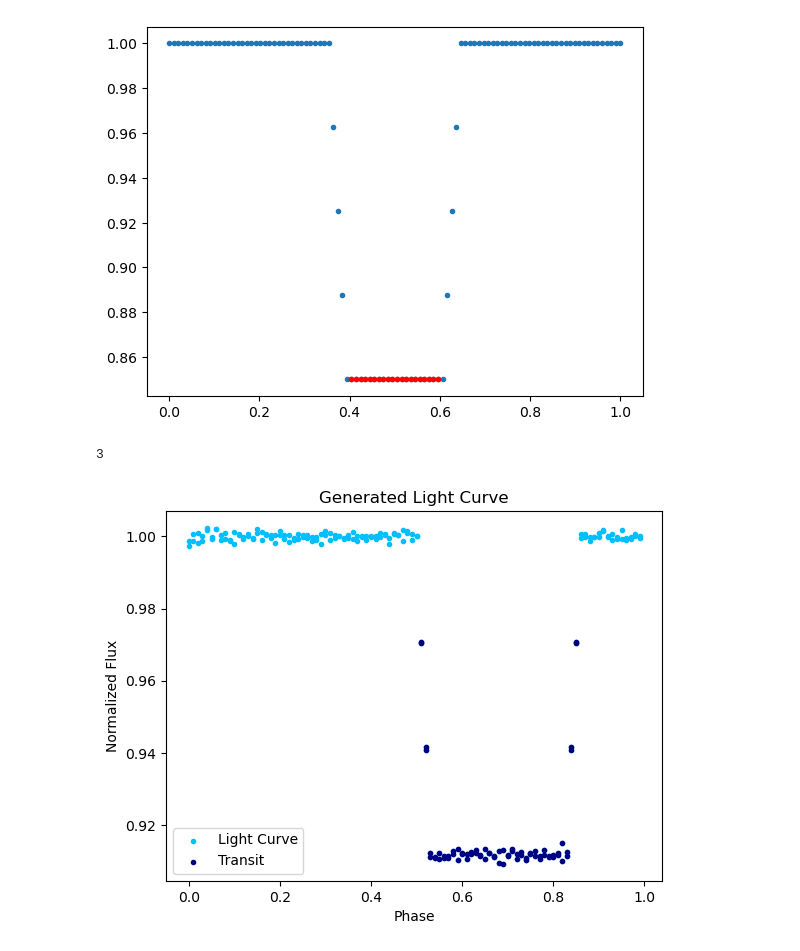
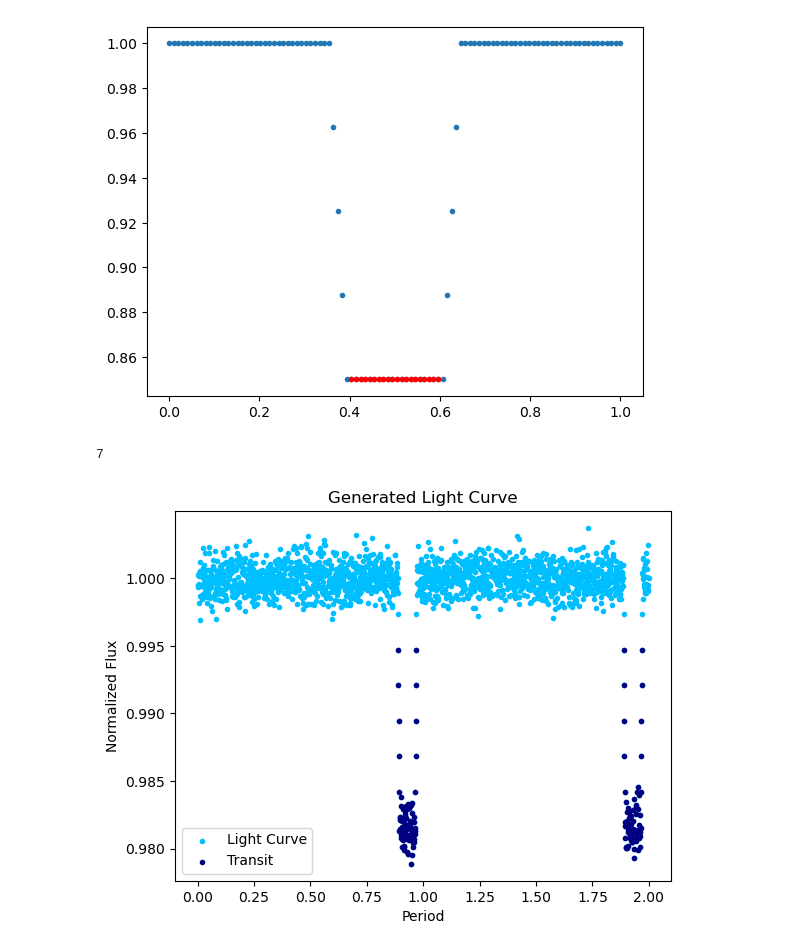
Before and after one commit to skleiman27/codeastroproject, a Jupyter notebook: lcEnhance/tutorial_in_work.ipynb, the cells around one changed output. Drawn from its saved outputs; the diff is of its cells as text; code cells hidden in the pictures.

Commit message:
finalized plotting method changes

```diff
--- a/lcEnhance/tutorial_in_work.ipynb
+++ b/lcEnhance/tutorial_in_work.ipynb
@@ -176,7 +176,7 @@ class LightCurveTheoretical(object):
                 self.flux[i] = 1 + (i - (self.ub + self.slopelength))/(self.slopelength) * (self.depth)
 
             self.per += 1
-            self.depth = np.random.normal(loc=self.depth, scale = 0.001, size = 1)[0]
+            self.depth = np.random.normal(loc=self.depth, scale = 0.0001, size = 1)[0]
 
         self.flux = np.roll(self.flux,self.location)
         self.plot(phase_flag)
@@ -189,14 +189,13 @@ class LightCurveTheoretical(object):
             phase_flag (Bool, default = False): Decides if plot is phasefolded or not.
 
         """
+        transit_idxs = np.where(self.flux<.995)[0]
         if phase_flag == True:
             plt.scatter(np.arange(self.ticksinper*self.per)/self.ticksinper % 1, self.flux, color = 'deepskyblue', label = "Light Curve")
-            transit_idxs = np.where(transits.flux<.99)[0]
             plt.scatter(transit_idxs/self.ticksinper % 1, self.flux[transit_idxs], color = 'navy', label = "Transit")
             plt.xlabel("Phase")
         else:
             plt.scatter(np.arange(self.ticksinper*self.per)/self.ticksinper, self.flux, color = 'deepskyblue', label = "Light Curve")
-            transit_idxs = np.where(transits.flux<.99)[0]
             plt.scatter(transit_idxs/self.ticksinper, self.flux[transit_idxs], color = 'navy', label = "Transit")
             plt.xlabel("Period")
         plt.ylabel("Normalized Flux")
@@ -204,11 +203,11 @@ class LightCurveTheoretical(object):
         plt.legend()
         self.per += 1
 # %%
-transits = LightCurveTheoretical(ticksinper = 100, depth = .1, duration = .3, numper = 2)
+transits = LightCurveTheoretical(ticksinper = 1000, depth = .017, duration = .07, numper = 2)
 transits.slopelength
 # %% [output]
-3
+7
 # %%
-transits.plot_transit(phase_flag=True)
+transits.plot_transit(phase_flag=False)
 # %% [output]
-[figure, old version]
+[figure, new version]
```
Also changed, not shown: 2 other files.
